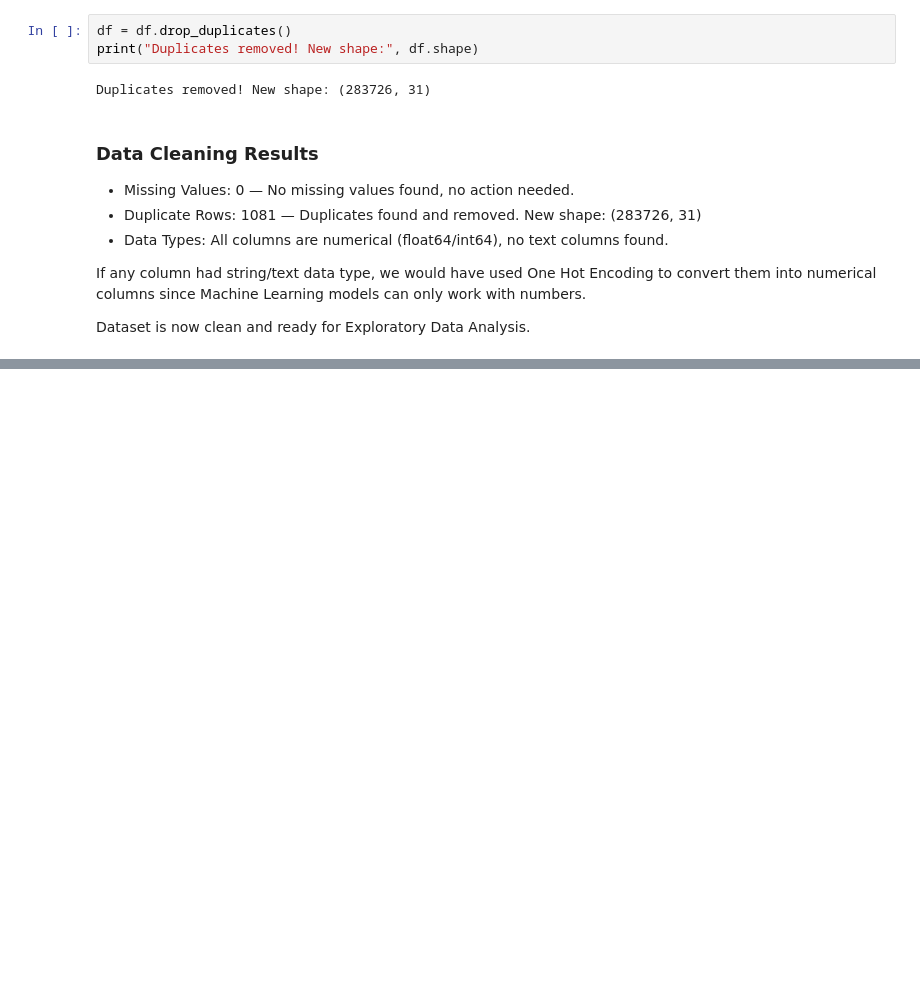
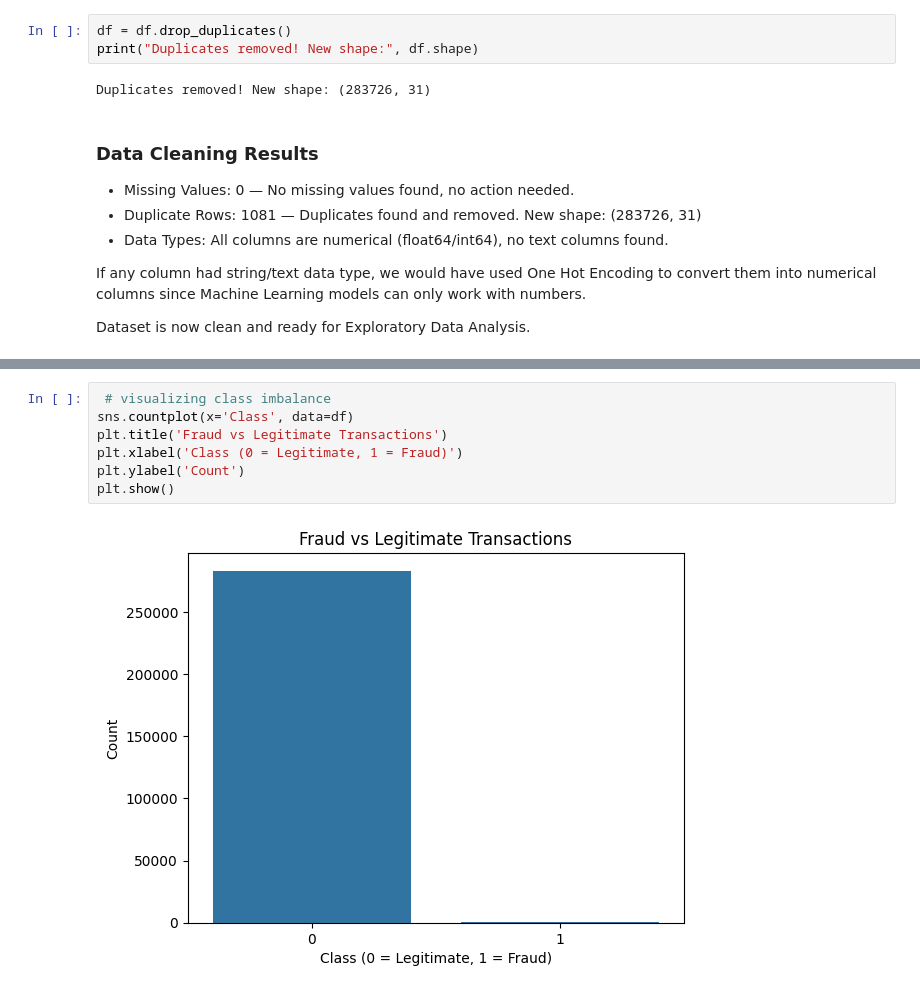
Before and after one commit to Jeeshan-Shrestha/Credit-Card-Fraud-Detection-Model, a Jupyter notebook: main.ipynb, the cells around one changed output, grey strips where cells are left out. Saved outputs shown, nothing was run; the diff lists cells and outputs as text; blank space fills up the shorter version.

Commit message:
exploratory data analysis and feature engineering

```diff
--- a/main.ipynb
+++ b/main.ipynb
@@ -125,0 +184,9 @@ Dataset is now clean and ready for Exploratory Data Analysis.
+# %%
+ # visualizing class imbalance
+sns.countplot(x='Class', data=df)
+plt.title('Fraud vs Legitimate Transactions')
+plt.xlabel('Class (0 = Legitimate, 1 = Fraud)')
+plt.ylabel('Count')
+plt.show()
+# %% [output]
+[figure, added]
```
Also changed, not shown: parts of 16 cells of this notebook.
